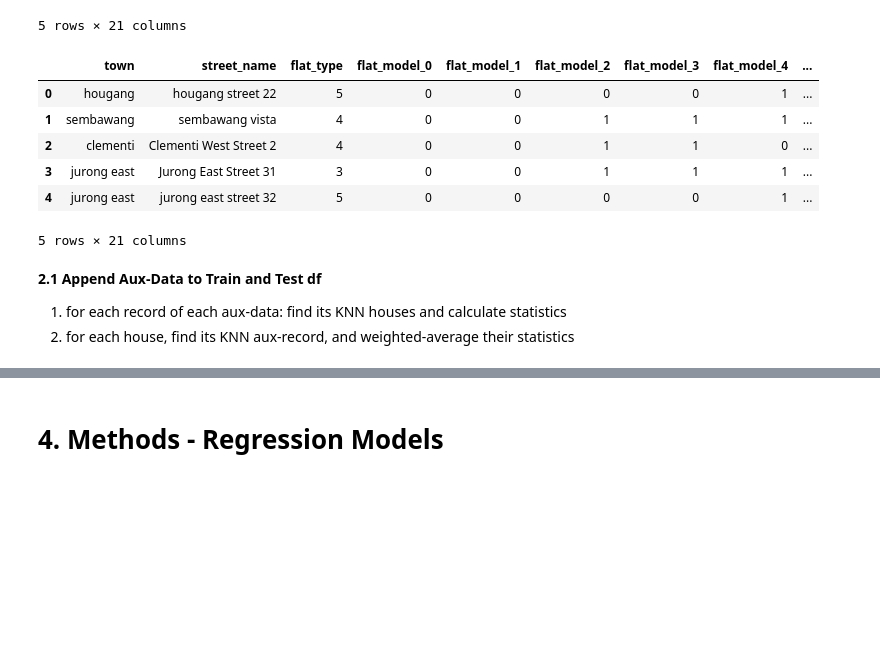
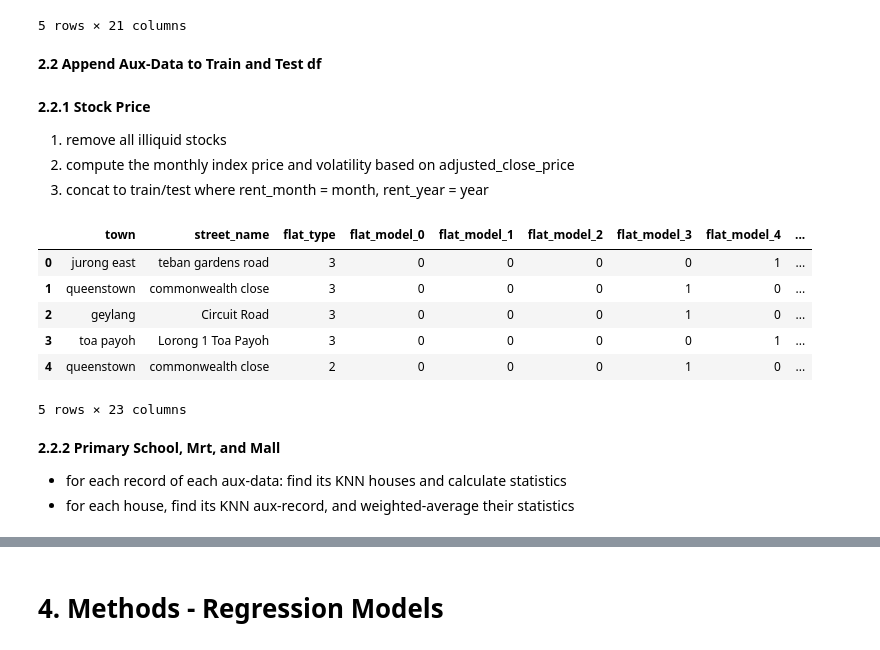
Before and after one commit to Guiltylife/CS5228-Team31-Project, a Jupyter notebook: cs5228-team31.ipynb, the cells around one changed output, grey strips where cells are left out. Saved outputs shown, nothing was run; the diff lists cells and outputs as text; code cells hidden in the pictures; blank space fills up the shorter version.

```diff
--- a/cs5228-team31.ipynb
+++ b/cs5228-team31.ipynb
@@ -626,8 +638,8 @@ for idx, dataset in enumerate(datasets):
 
     # rent_approval_date -> rent_year, rent_month
     split_date = dataset['rent_approval_date'].str.split('-')
-    dataset['rent_year'] = split_date.str[0]
-    dataset['rent_month'] = split_date.str[1]
+    dataset['rent_year'] = split_date.str[0].astype('int32')
+    dataset['rent_month'] = split_date.str[1].astype('int32')
     dataset = encode_drop(dataset, 'rent_approval_date')
 
     # Update the original datasets
@@ -644,20 +656,62 @@ train_data.head()
 | 30958 | toa payoh | Lorong 1 Toa Payoh | 3 | 0 | 0 | 0 | 0 | 1 | ... |
 | 11420 | queenstown | commonwealth close | 2 | 0 | 0 | 0 | 1 | 0 | ... |
 5 rows × 21 columns
-# %%
-test_data.head()
-# %% [output]
-|  | town | street_name | flat_type | flat_model_0 | flat_model_1 | flat_model_2 | flat_model_3 | flat_model_4 | ... |
-| 0 | hougang | hougang street 22 | 5 | 0 | 0 | 0 | 0 | 1 | ... |
-| 1 | sembawang | sembawang vista | 4 | 0 | 0 | 1 | 1 | 1 | ... |
-| 2 | clementi | Clementi West Street 2 | 4 | 0 | 0 | 1 | 1 | 0 | ... |
-| 3 | jurong east | Jurong East Street 31 | 3 | 0 | 0 | 1 | 1 | 1 | ... |
-| 4 | jurong east | jurong east street 32 | 5 | 0 | 0 | 0 | 0 | 1 | ... |
-5 rows × 21 columns
+# %% [markdown]
+**2.2 Append Aux-Data to Train and Test df**
+# %% [markdown]
+**2.2.1 Stock Price**
+1. remove all illiquid stocks
+2. compute the monthly index price and volatility based on adjusted_close_price
+3. concat to train/test where rent_month = month, rent_year = year
+# %%
+# Append Stock Prices
+
+# remove illiquid stocks
+mask = stock_price_data['name'].transform(lambda x: stock_price_data['name'].value_counts()[x] >= 100)
+liquid_stock_price_data = stock_price_data[mask]
+
+# Convert the "date" column to datetime format
+liquid_stock_price_data['date'] = pd.to_datetime(liquid_stock_price_data['date'])
+
+# Extract year and month
+liquid_stock_price_data['year'] = liquid_stock_price_data['date'].dt.year
+liquid_stock_price_data['month'] = liquid_stock_price_data['date'].dt.month
+
+# Group by year and month, then calculate mean and standard deviation
+monthly_stats = liquid_stock_price_data.groupby(['year', 'month'])['adjusted_close'].agg(
+    index_price='mean',
+    index_volatility='std'
+).reset_index()
+
+datasets = [train_data, test_data]
+for idx, dataset in enumerate(datasets):
+    # Merge train_data with monthly_stats
+    dataset = dataset.merge(
+        monthly_stats,
+        left_on=['rent_year', 'rent_month'],
+        right_on=['year', 'month'],
+        how='left'
+    )
+    # Drop the 'year' and 'month' columns from merged_data as they are redundant
+    dataset.drop(columns=['year', 'month'], inplace=True)
+    # Update the original datasets
+    datasets[idx] = dataset
+
+train_data, test_data = datasets
+
+train_data.head()
+# %% [output]
+|  | town | street_name | flat_type | flat_model_0 | flat_model_1 | flat_model_2 | flat_model_3 | flat_model_4 | ... |
+| 0 | jurong east | teban gardens road | 3 | 0 | 0 | 0 | 0 | 1 | ... |
+| 1 | queenstown | commonwealth close | 3 | 0 | 0 | 0 | 1 | 0 | ... |
+| 2 | geylang | Circuit Road | 3 | 0 | 0 | 0 | 1 | 0 | ... |
+| 3 | toa payoh | Lorong 1 Toa Payoh | 3 | 0 | 0 | 0 | 0 | 1 | ... |
+| 4 | queenstown | commonwealth close | 2 | 0 | 0 | 0 | 1 | 0 | ... |
+5 rows × 23 columns
 # %% [markdown]
-**2.1 Append Aux-Data to Train and Test df**
-  1) for each record of each aux-data: find its KNN houses and calculate statistics
-  2) for each house, find its KNN aux-record, and weighted-average their statistics
+**2.2.2 Primary School, Mrt, and Mall**
+* for each record of each aux-data: find its KNN houses and calculate statistics
+* for each house, find its KNN aux-record, and weighted-average their statistics
 # %%
 def weighted_avg(values, weights):
     return np.dot(values, weights) / weights.sum()
```
Also changed, not shown: parts of 8 cells of this notebook.
